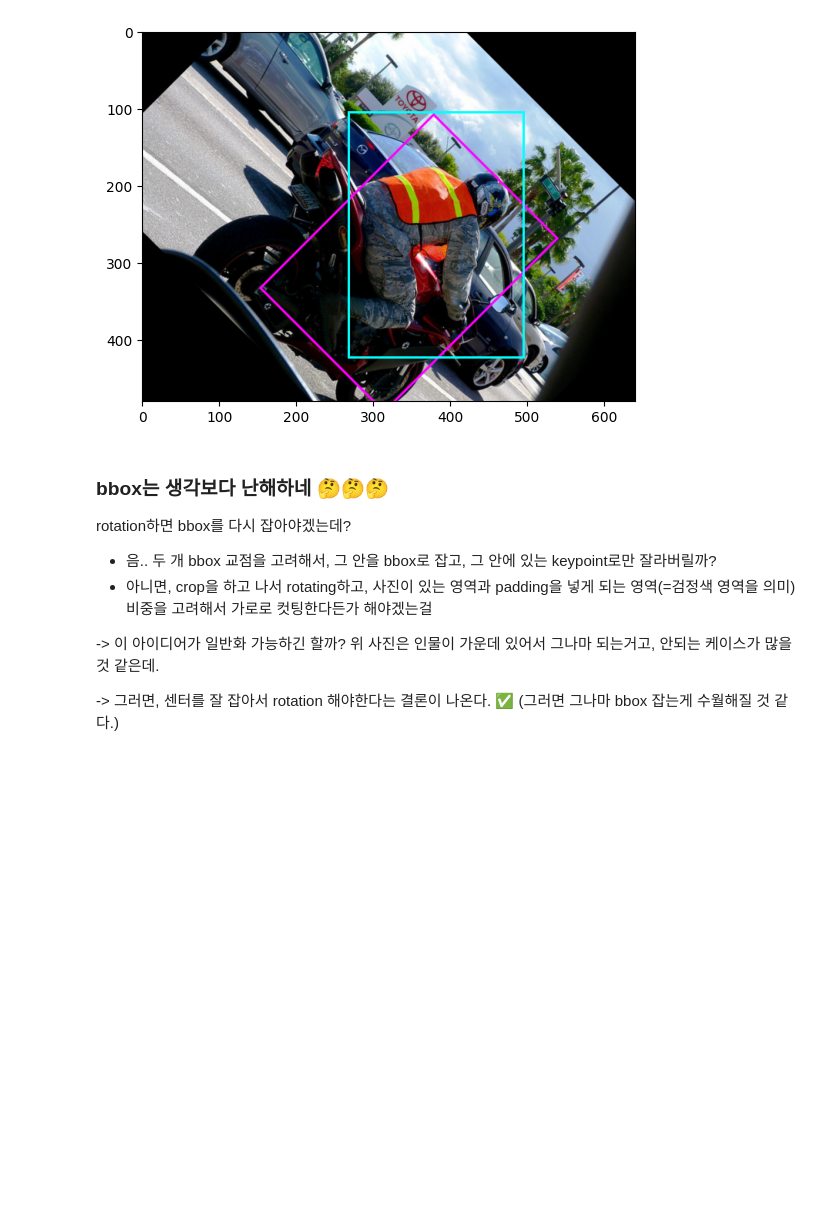
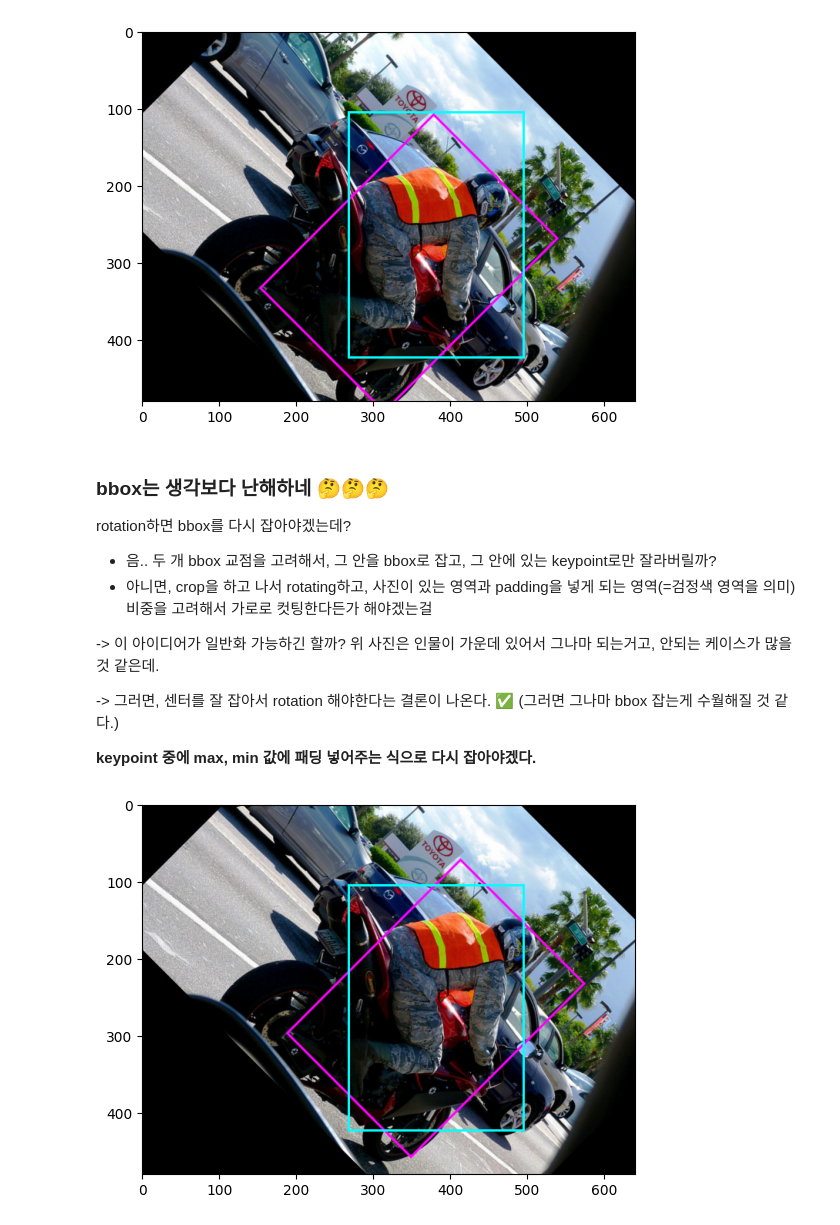
Before and after one commit to lancifollia/pose, a Jupyter notebook: notebooks/1_2_affine_transform_label.ipynb, the cells around one changed output. Drawn from its saved outputs; the diff is of its cells as text; code cells hidden in the pictures; blank space fills up the shorter version.

Commit message:
notebook: affine transform (ongoing)

```diff
--- a/notebooks/1_2_affine_transform_label.ipynb
+++ b/notebooks/1_2_affine_transform_label.ipynb
@@ -108,5 +115,29 @@ rotation하면 bbox를 다시 잡아야겠는데?
 -> 이 아이디어가 일반화 가능하긴 할까? 위 사진은 인물이 가운데 있어서 그나마 되는거고, 안되는 케이스가 많을 것 같은데.
 
 -> 그러면, 센터를 잘 잡아서 rotation 해야한다는 결론이 나온다. ✅ (그러면 그나마 bbox 잡는게 수월해질 것 같다.)
+
+**keypoint 중에 max, min 값에 패딩 넣어주는 식으로 다시 잡아야겠다.**
+# %%
+angle = 45          # angle in degree: -180 to 180
+translate = [0, 0]  # horizontal and vertical translations
+scale = 1.0         # overall scale
+shear = [0, 0]
+interpolation = InterpolationMode.BILINEAR
+fill = None
+center = [int(bbox[0] + bbox[2]/2), int(bbox[1] + bbox[3]/2)]
+
+img = read_image(image_path)
+img = draw_bounding_boxes(img, bbox_4p, colors=COLOR_MAGENTA, width=3)   # original bbox (magenta)
+
+img = affine(img, angle, translate, scale, shear, interpolation, fill, center)
+
+tr_bbox_4p = bbox_4p
+img = draw_bounding_boxes(img, tr_bbox_4p, colors=COLOR_CYAN, width=3)   # transformed bbox (cyan)
+
+img = to_pil(img)
+plt.imshow(img)
+plt.show()
+# %% [output]
+[figure, added]
 # %% [markdown]
 # Keypoints
```
Also changed, not shown: parts of 27 cells of this notebook, 1 other file.
